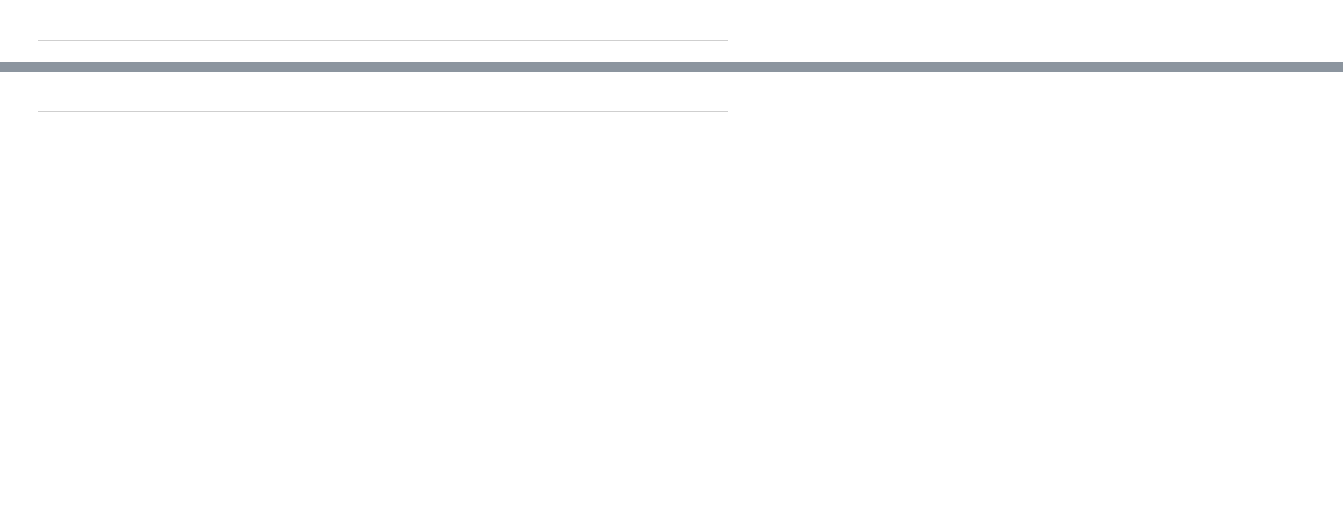
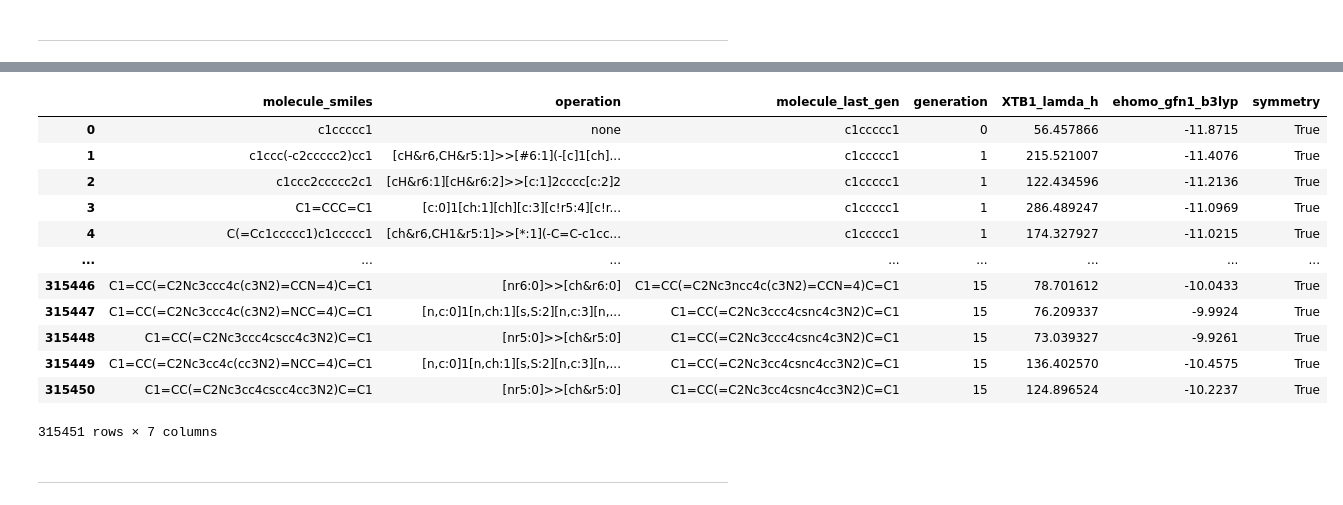
Before and after one commit to scakolli/photocatalysis, a Jupyter notebook: workspace/NewScheme.ipynb, the cells around one changed output, grey strips where cells are left out. Drawn from its saved outputs; the diff is of its cells as text; code cells hidden in the pictures; blank space fills up the shorter version.

```diff
--- a/workspace/NewScheme.ipynb
+++ b/workspace/NewScheme.ipynb
@@ -45,0 +72,16 @@ os.chdir('/home/btpq/bt308495/Thesis/run')
+# %%
+p
+# %% [output]
+|  | molecule_smiles | operation | molecule_last_gen | generation | XTB1_lamda_h | ehomo_gfn1_b3lyp | symmetry |
+| 0 | c1ccccc1 | none | c1ccccc1 | 0 | 56.457866 | -11.8715 | True |
+| 1 | c1ccc(-c2ccccc2)cc1 | [cH&r6,CH&r5:1]>>[#6:1](-[c]1[ch]... | c1ccccc1 | 1 | 215.521007 | -11.4076 | True |
+| 2 | c1ccc2ccccc2c1 | [cH&r6:1][cH&r6:2]>>[c:1]2cccc[c:2]2 | c1ccccc1 | 1 | 122.434596 | -11.2136 | True |
+| 3 | C1=CCC=C1 | [c:0]1[ch:1][ch][c:3][c!r5:4][c!r... | c1ccccc1 | 1 | 286.489247 | -11.0969 | True |
+| 4 | C(=Cc1ccccc1)c1ccccc1 | [ch&r6,CH1&r5:1]>>[*:1](-C=C-c1cc... | c1ccccc1 | 1 | 174.327927 | -11.0215 | True |
+| ... | ... | ... | ... | ... | ... | ... | ... |
+| 315446 | C1=CC(=C2Nc3ccc4c(c3N2)=CCN=4)C=C1 | [nr6:0]>>[ch&r6:0] | C1=CC(=C2Nc3ncc4c(c3N2)=CCN=4)C=C1 | 15 | 78.701612 | -10.0433 | True |
+| 315447 | C1=CC(=C2Nc3ccc4c(c3N2)=NCC=4)C=C1 | [n,c:0]1[n,ch:1][s,S:2][n,c:3][n,... | C1=CC(=C2Nc3ccc4csnc4c3N2)C=C1 | 15 | 76.209337 | -9.9924 | True |
+| 315448 | C1=CC(=C2Nc3ccc4cscc4c3N2)C=C1 | [nr5:0]>>[ch&r5:0] | C1=CC(=C2Nc3ccc4csnc4c3N2)C=C1 | 15 | 73.039327 | -9.9261 | True |
+| 315449 | C1=CC(=C2Nc3cc4c(cc3N2)=NCC=4)C=C1 | [n,c:0]1[n,ch:1][s,S:2][n,c:3][n,... | C1=CC(=C2Nc3cc4csnc4cc3N2)C=C1 | 15 | 136.402570 | -10.4575 | True |
+| 315450 | C1=CC(=C2Nc3cc4cscc4cc3N2)C=C1 | [nr5:0]>>[ch&r5:0] | C1=CC(=C2Nc3cc4csnc4cc3N2)C=C1 | 15 | 124.896524 | -10.2237 | True |
+315451 rows × 7 columns
```
Also changed, not shown: parts of 18 cells of this notebook, 6 other files.
